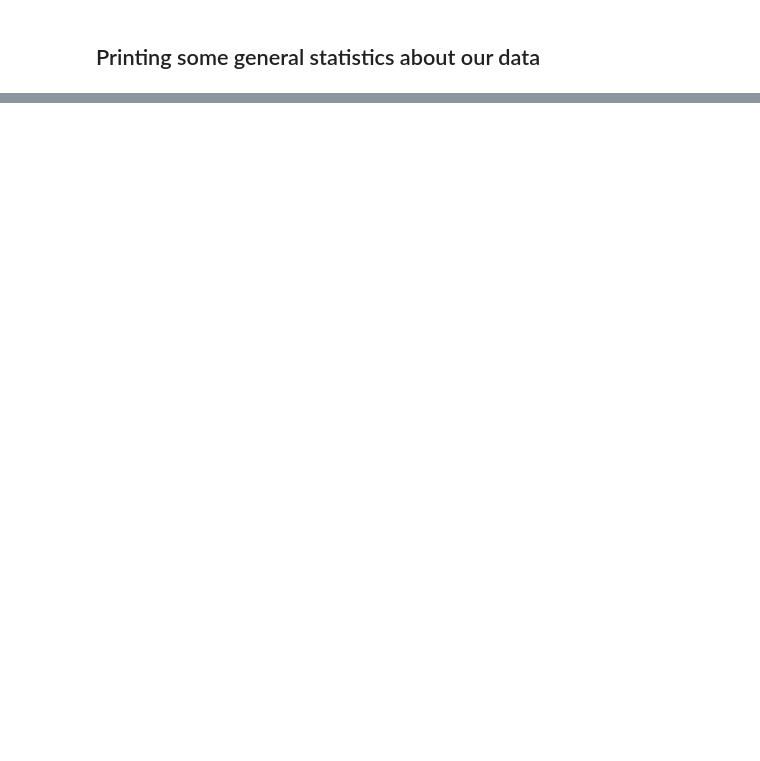
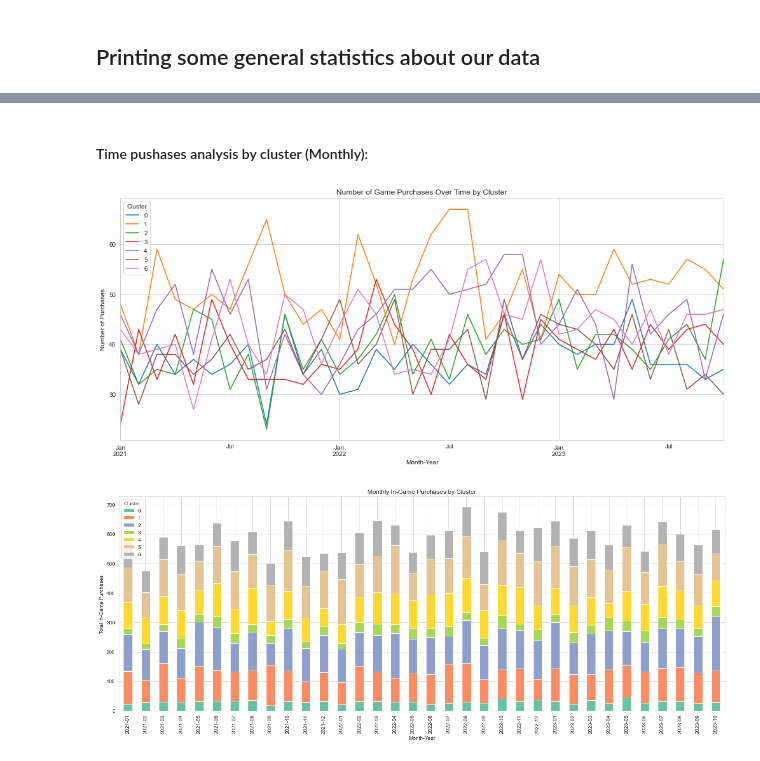
Before and after one commit to idwessough/short-marketing-data-analysis, a Jupyter notebook: video_games_marketing_data_analysis.ipynb, the cells around one changed output, grey strips where cells are left out. Saved outputs shown, nothing was run; the diff lists cells and outputs as text; code cells hidden in the pictures; blank space fills up the shorter version.

```diff
--- a/video_games_marketing_data_analysis.ipynb
+++ b/video_games_marketing_data_analysis.ipynb
@@ -128,0 +169,14 @@ ValueError: Using a string of single character colors as a color sequence is not
+# %%
+from sklearn.cluster import KMeans
+
+# Assuming K = 3; replace with your chosen value if different
+K = 7
+kmeans_model = KMeans(n_clusters=K, random_state=42)
+
+# Fit Model to Scaled Data
+kmeans_model.fit(scaled_data)
+
+# Assign cluster number to users
+cluster_assignments = kmeans_model.labels_
+df["Cluster"] = cluster_assignments
+print(df["Cluster"])
@@ -128,0 +278,31 @@ ValueError: Using a string of single character colors as a color sequence is not
+# %% [markdown]
+#### Time pushases analysis by cluster (Monthly):
+# %%
+# Extracting month-year from purchase date
+df["PurchaseMonth"] = df["PurchaseDate"].dt.to_period("M")
+purchases_over_time = df.groupby(["PurchaseMonth", "Cluster"]).size().unstack()
+
+plt.figure(figsize=(17, 7))
+purchases_over_time.plot(ax=plt.gca())
+plt.title("Number of Game Purchases Over Time by Cluster")
+plt.xlabel("Month-Year")
+plt.ylabel("Number of Purchases")
+plt.legend(title="Cluster")
+plt.show()
+
+
+# Grouping by purchase month and cluster, then summing in-game purchases
+monthly_purchases = df.groupby(["PurchaseMonth", "Cluster"])["InGamePurchases"].sum().unstack()
+
+# Plotting the analysis results of monthly in-game purchase using a stacked bar chart
+plt.figure(figsize=(17, 7))
+monthly_purchases.plot(kind="bar", stacked=True, ax=plt.gca(), colormap="Set2")
+plt.title("Monthly In-Game Purchases by Cluster")
+plt.xlabel("Month-Year")
+plt.ylabel("Total In-Game Purchases")
+plt.legend(title="Cluster")
+plt.tight_layout()
+plt.show()
+# %% [output]
+[figure, added]
+[figure, added]
```
Also changed, not shown: parts of 14 cells of this notebook, 1 other file.
